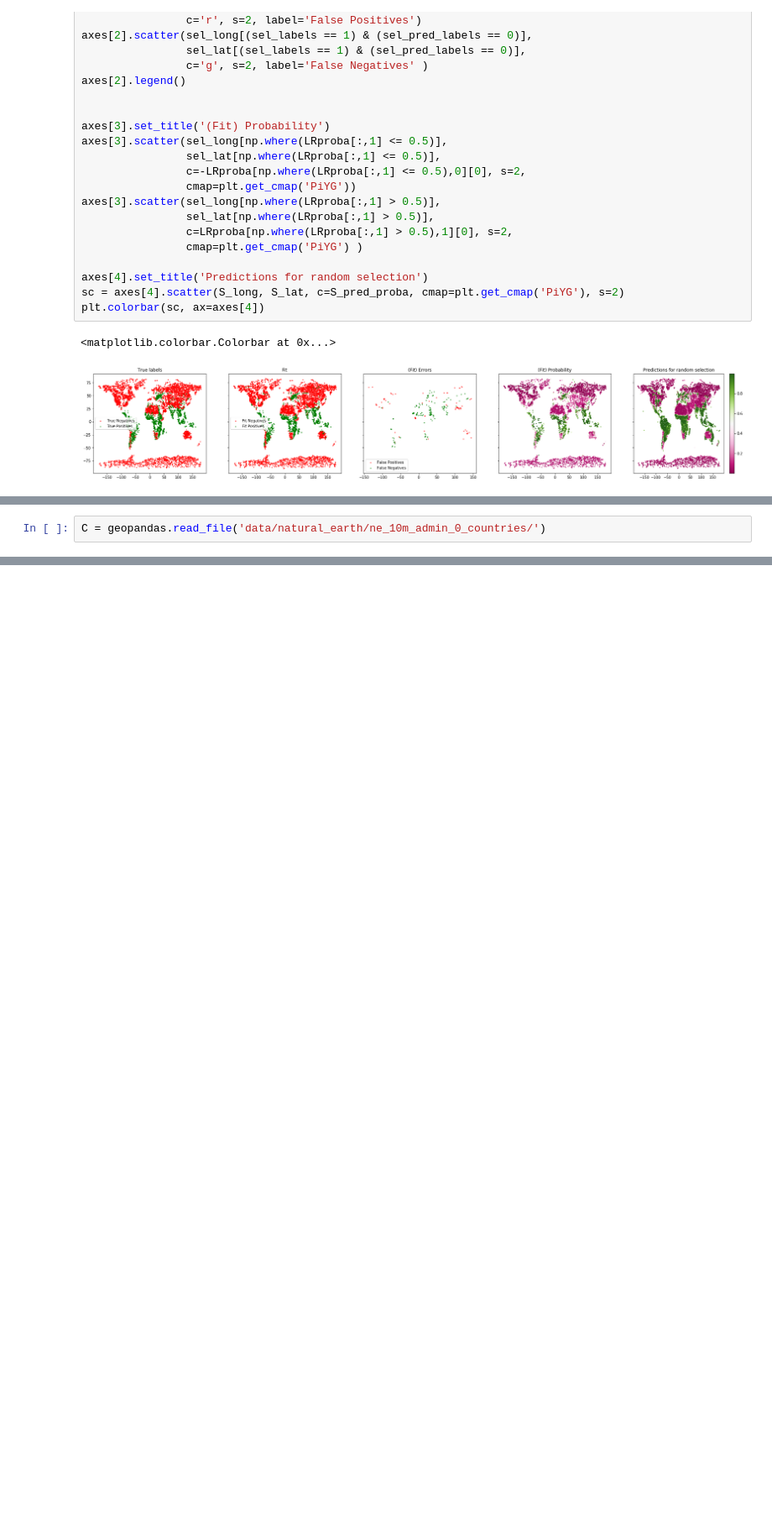
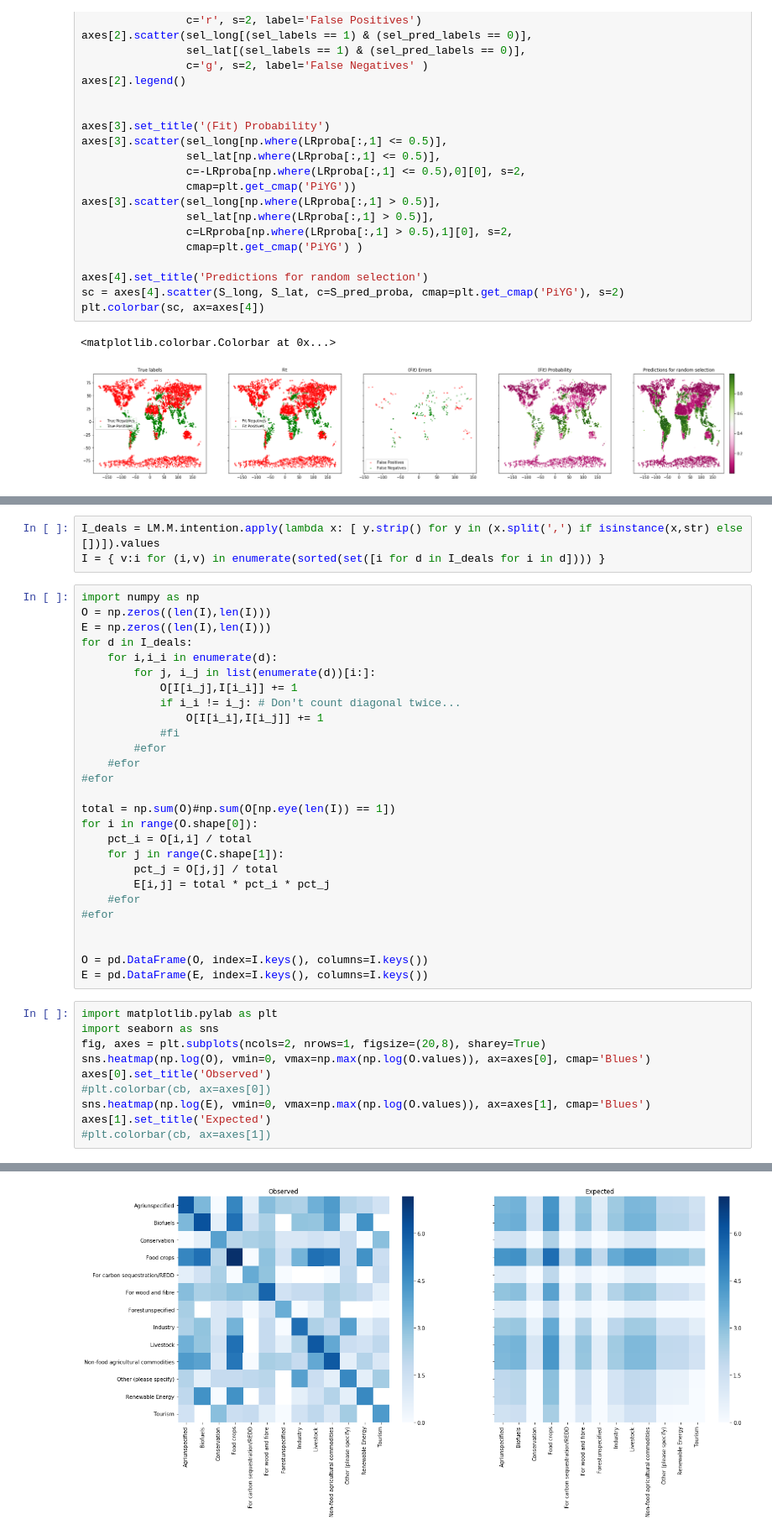
Before and after one commit to thiesgehrmann/JuSiPy_Asser, a Jupyter notebook: jusipy_usage.ipynb, the cells around one changed output, grey strips where cells are left out. Shown at 84% size. Drawn from its saved outputs; the diff is of its cells as text; blank space fills up the shorter version.

```diff
--- a/jusipy_usage.ipynb
+++ b/jusipy_usage.ipynb
@@ -771,2 +536,0 @@ AttributeError: 'NoneType' object has no attribute 'type'
-# %%
-C = geopandas.read_file('data/natural_earth/ne_10m_admin_0_countries/')
@@ -836,0 +537,41 @@ A
+# %%
+I_deals = LM.M.intention.apply(lambda x: [ y.strip() for y in (x.split(',') if isinstance(x,str) else [])]).values
+I = { v:i for (i,v) in enumerate(sorted(set([i for d in I_deals for i in d]))) }
+# %%
+import numpy as np
+O = np.zeros((len(I),len(I)))
+E = np.zeros((len(I),len(I)))
+for d in I_deals:
+    for i,i_i in enumerate(d):
+        for j, i_j in list(enumerate(d))[i:]:
+            O[I[i_j],I[i_i]] += 1
+            if i_i != i_j: # Don't count diagonal twice...
+                O[I[i_i],I[i_j]] += 1
+            #fi
+        #efor
+    #efor
+#efor
+
+total = np.sum(O)#np.sum(O[np.eye(len(I)) == 1])
+for i in range(O.shape[0]):
+    pct_i = O[i,i] / total
+    for j in range(C.shape[1]):
+        pct_j = O[j,j] / total
+        E[i,j] = total * pct_i * pct_j
+    #efor
+#efor
+
+
+O = pd.DataFrame(O, index=I.keys(), columns=I.keys())
+E = pd.DataFrame(E, index=I.keys(), columns=I.keys())
+# %%
+import matplotlib.pylab as plt
+import seaborn as sns
+fig, axes = plt.subplots(ncols=2, nrows=1, figsize=(20,8), sharey=True)
+sns.heatmap(np.log(O), vmin=0, vmax=np.max(np.log(O.values)), ax=axes[0], cmap='Blues')
+axes[0].set_title('Observed')
+#plt.colorbar(cb, ax=axes[0])
+sns.heatmap(np.log(E), vmin=0, vmax=np.max(np.log(O.values)), ax=axes[1], cmap='Blues')
+axes[1].set_title('Expected')
+#plt.colorbar(cb, ax=axes[1])
+# %% [output]
@@ -836,0 +579 @@ A
+[figure, added]
```
Also changed, not shown: parts of 27 cells of this notebook, 7 other files.
